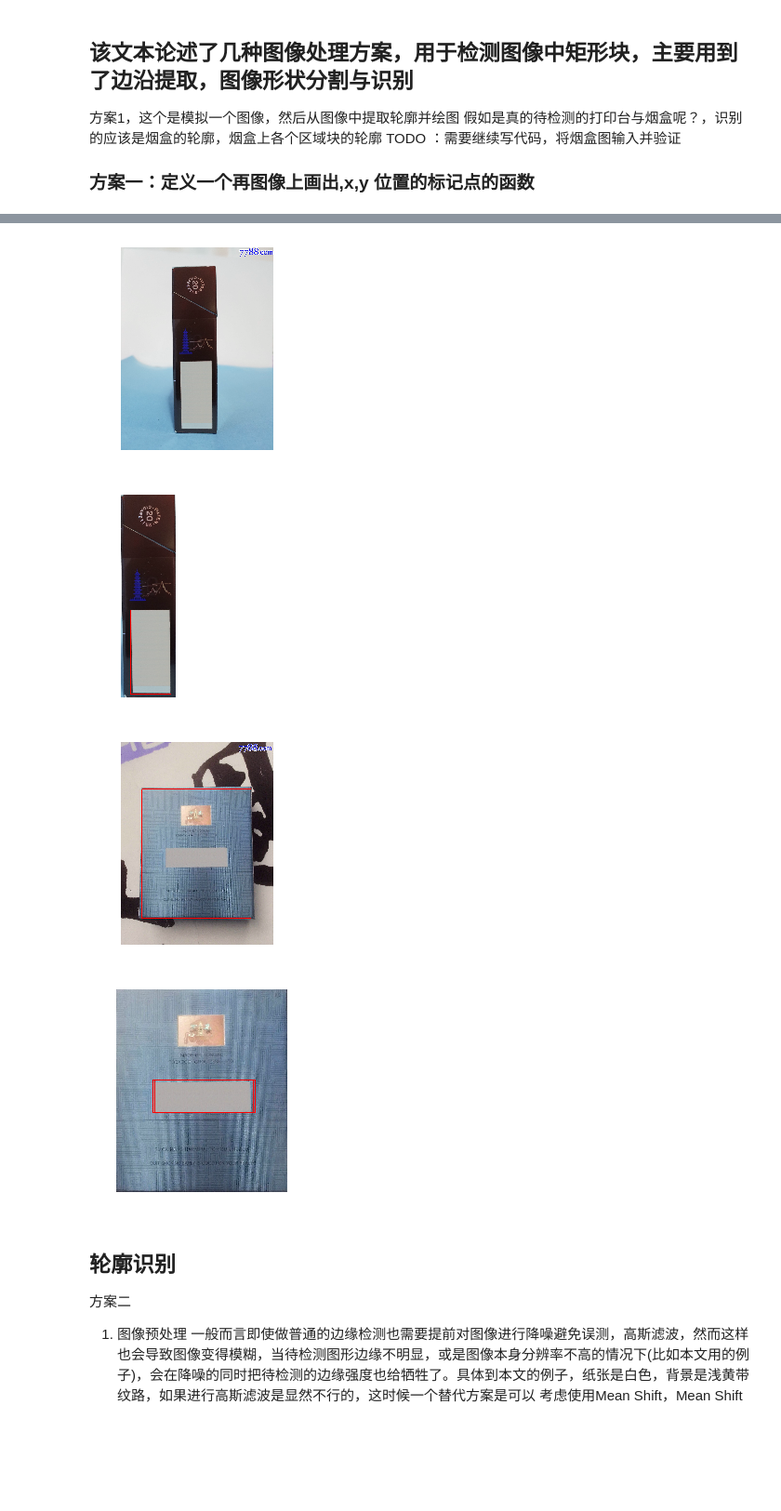
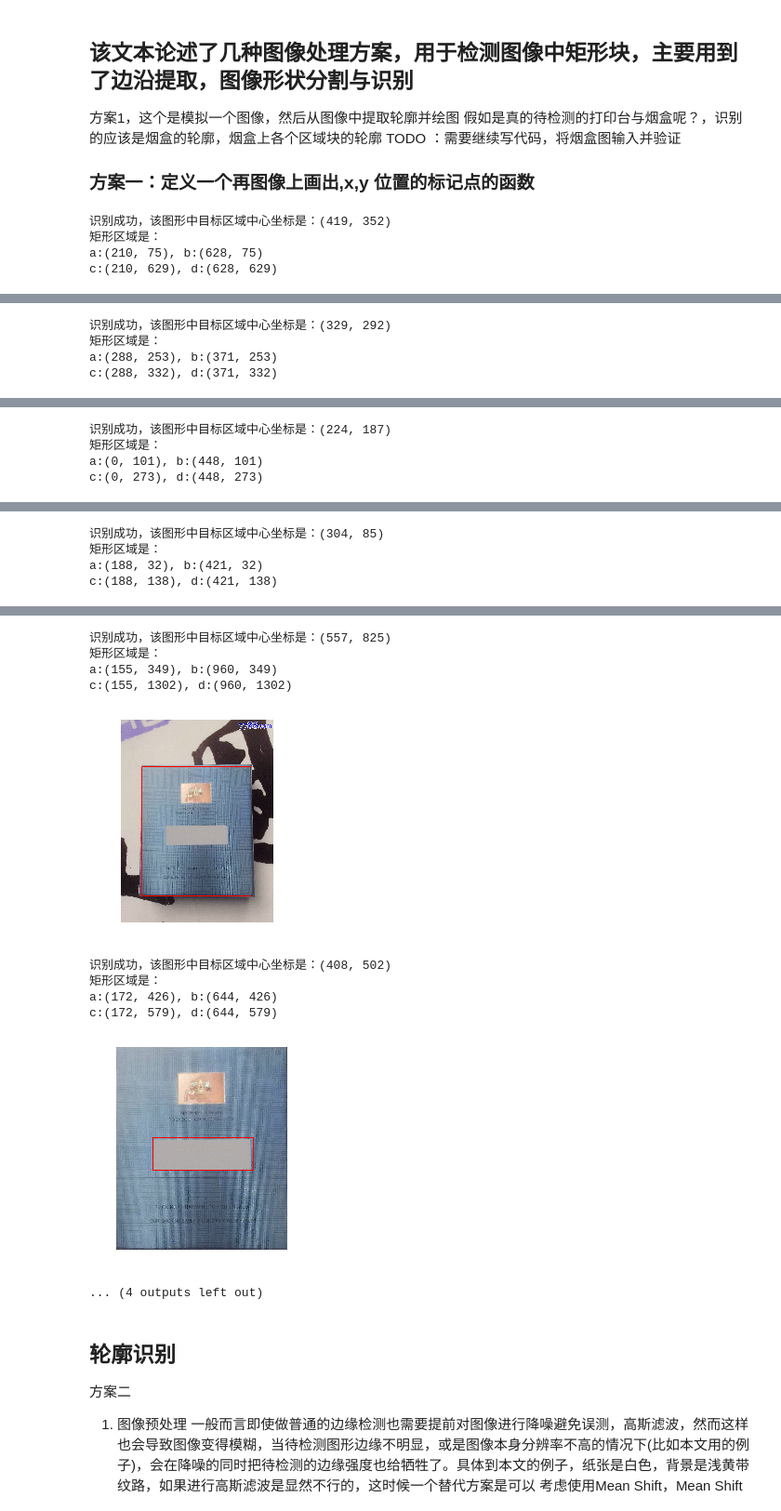
Before and after one commit to zdxpan/RdataCode, a Jupyter notebook: imagedesign/打印区图像识别.ipynb, the cells around one changed output, grey strips where cells are left out. Shown at 93% size. Cells and saved outputs as stored; diff of their text form; code cells hidden in the pictures; blank space fills up the shorter version.

```diff
--- a/imagedesign/打印区图像识别.ipynb
+++ b/imagedesign/打印区图像识别.ipynb
@@ -12,9 +12,9 @@ import matplotlib.pyplot as plt
 # pos = ac.find_template(imsrc,imobj)
 # image = cv2.pyrMeanShiftFiltering(image, 25, 10)
 # 以下表示当前路径文件夹下的4张烟盒图片，该段程序尝试从4张图片中找出二维码打印区域，并显示出来
-tablest = ['table0.jpg','table1.jpg', 'table2.jpg' , 'table3.jpg']
-boxlist = ['box0.png', 'box1.jpg', 'box2.jpg', 'box3.jpg']
-objlist = ['obj0.png', 'obj1.jpeg', 'obj2.jpeg', 'obj3.jpeg']
+tablest = ['table0.jpg','table1.jpg',  'table3.jpg', 'table2.jpg']
+boxlist = ['box0.png', 'box1.jpg',  'box3.jpg', 'box2.png']
+objlist = ['obj0.png', 'obj1.jpeg',  'obj3.jpeg', 'obj2.jpeg']
 tablest = [cv2.imread(x) for x in tablest]
 boxlist = [cv2.imread(x) for x in boxlist]
 objlist = [cv2.imread(x) for x in objlist]
@@ -35,16 +35,37 @@ def find_template_draw(image,obj):
     pos = (int(circle_center_pos[0]),int(circle_center_pos[1]))
     img =  image
     re_a  = pos_box['rectangle'][0]
-    re_b  = pos_box['rectangle'][3]
-    cv2.rectangle(img,re_a,re_b,(255,0,0),3)
-#     cv2.rectangle(img, pos, circle_radius, color, line_width)    # 对查找目标做标记
-#     cv2.circle(img, pos, circle_radius, color, line_width)    # 对查找目标做标记
+    re_b  = pos_box['rectangle'][2]
+    re_c  = pos_box['rectangle'][1]
+    re_d  = pos_box['rectangle'][3]
+    cv2.rectangle(img,re_a,re_d,(255,0,0),3)
+    # cv2.circle(img, pos, circle_radius, color, line_width)    # 对查找目标做标记
+    print('识别成功，该图形中目标区域中心坐标是：{}'.format(pos))
+    print('矩形区域是：')
+    print('a:{}, b:{}'.format(re_a, re_b))
+    print('c:{}, d:{}'.format(re_c, re_d))
     plt_show(img)
-    return pos
+    return circle_center_pos
 for i in range(len(boxlist)):
     find_template_draw(tablest[i], boxlist[i])
     find_template_draw(boxlist[i], objlist[i])
 # %% [output]
+识别成功，该图形中目标区域中心坐标是：(419, 352)
+矩形区域是：
+a:(210, 75), b:(628, 75)
+c:(210, 629), d:(628, 629)
 [figure]
+识别成功，该图形中目标区域中心坐标是：(329, 292)
+矩形区域是：
+a:(288, 253), b:(371, 253)
+c:(288, 332), d:(371, 332)
 [figure]
+识别成功，该图形中目标区域中心坐标是：(224, 187)
+矩形区域是：
+a:(0, 101), b:(448, 101)
+c:(0, 273), d:(448, 273)
 [figure]
+识别成功，该图形中目标区域中心坐标是：(304, 85)
+矩形区域是：
+a:(188, 32), b:(421, 32)
+c:(188, 138), d:(421, 138)
@@ -52,7 +73,14 @@ for i in range(len(boxlist)):
+识别成功，该图形中目标区域中心坐标是：(557, 825)
+矩形区域是：
+a:(155, 349), b:(960, 349)
+c:(155, 1302), d:(960, 1302)
-[figure, old version]
+[figure, new version]
+识别成功，该图形中目标区域中心坐标是：(408, 502)
+矩形区域是：
+a:(172, 426), b:(644, 426)
+c:(172, 579), d:(644, 579)
-[figure, old version]
+[figure, new version]
-[figure, removed]
-[figure, removed]
+... (4 outputs left out)
 # %% [markdown]
 ## 轮廓识别
 
```
Also changed, not shown: parts of 5 cells of this notebook.
